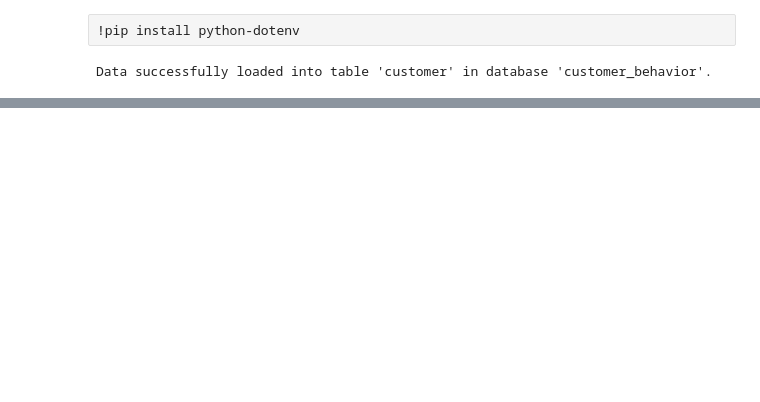
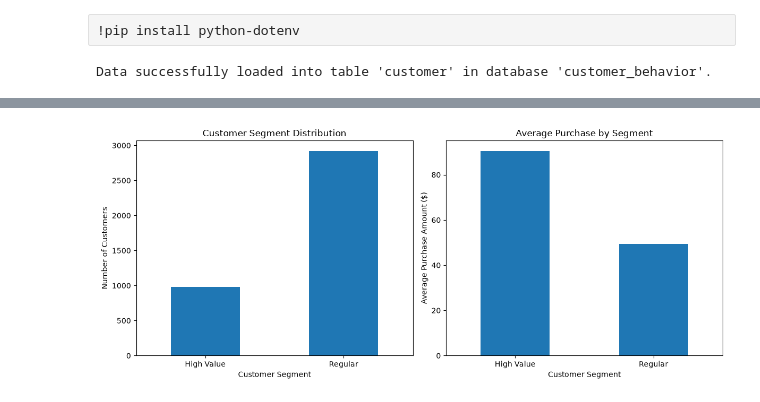
Before and after one commit to Sanika07520/Customer-Shopping-Behavior-Analysis, a Jupyter notebook: Customer_Shopping_Behavior_Analysis.ipynb, the cells around one changed output, grey strips where cells are left out. Drawn from its saved outputs; the diff is of its cells as text; code cells hidden in the pictures; blank space fills up the shorter version.

```diff
--- a/Customer_Shopping_Behavior_Analysis.ipynb
+++ b/Customer_Shopping_Behavior_Analysis.ipynb
@@ -236,0 +288,31 @@ Data successfully loaded into table 'customer' in database 'customer_behavior'.
+# %%
+
+import matplotlib.pyplot as plt
+
+# Create two comparison charts
+fig, axes = plt.subplots(1, 2, figsize=(12, 5))
+
+# Chart 1: Number of customers
+segment_analysis['total_customers'].plot(
+    kind='bar',
+    ax=axes[0],
+    title='Customer Segment Distribution'
+)
+axes[0].set_xlabel('Customer Segment')
+axes[0].set_ylabel('Number of Customers')
+axes[0].tick_params(axis='x', rotation=0)
+
+# Chart 2: Average purchase amount
+segment_analysis['average_purchase'].plot(
+    kind='bar',
+    ax=axes[1],
+    title='Average Purchase by Segment'
+)
+axes[1].set_xlabel('Customer Segment')
+axes[1].set_ylabel('Average Purchase Amount ($)')
+axes[1].tick_params(axis='x', rotation=0)
+
+plt.tight_layout()
+plt.show()
+# %% [output]
+[figure, added]
```
Also changed, not shown: parts of 5 cells of this notebook, 2 other files.
